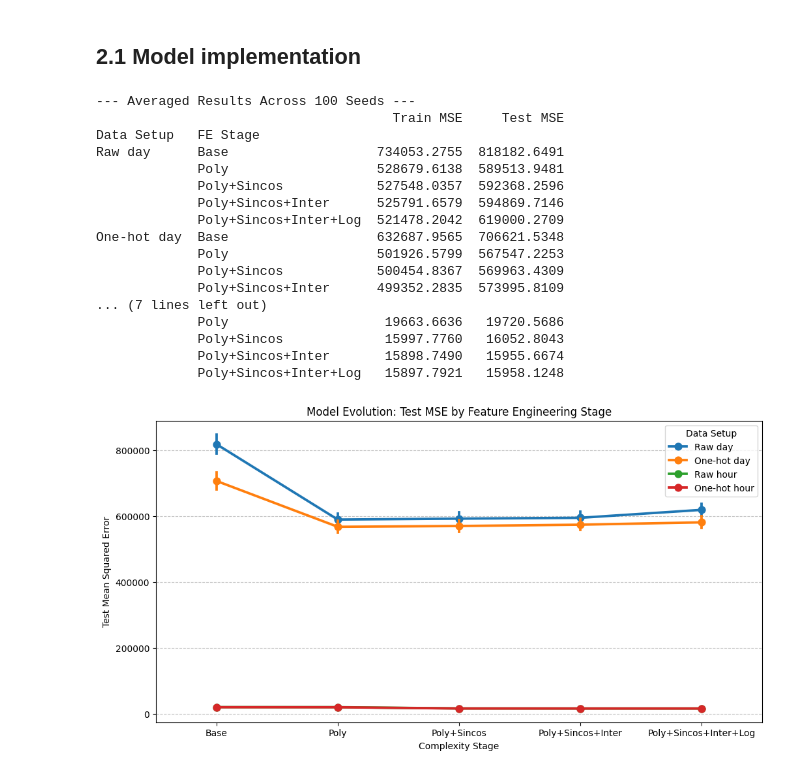
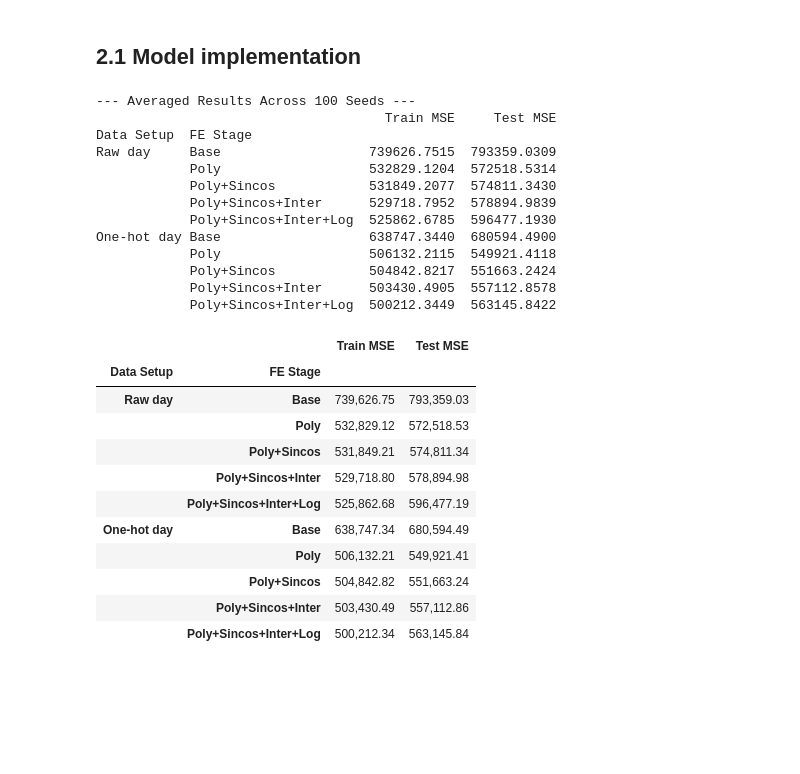
Before and after one commit to Daesere/551Assignments, a Jupyter notebook: 551A1.ipynb, the cells around one changed output. Drawn from its saved outputs; the diff is of its cells as text; code cells hidden in the pictures; blank space fills up the shorter version.

Commit message:
removed hour data and added summary table

```diff
--- a/551A1.ipynb
+++ b/551A1.ipynb
@@ -287,8 +278,6 @@ def compare(count):
     for s in seeds:
         all_results.extend(test(day_df_raw, "Raw day", seed=s))
         all_results.extend(test(day_df_processed, "One-hot day", seed=s))
-        all_results.extend(test(hour_df_raw, "Raw hour", seed=s))
-        all_results.extend(test(hour_df_processed, "One-hot hour", seed=s))
     summary = pd.DataFrame(all_results)
 
     pivot_summary = summary.groupby(['Data Setup', 'FE Stage'], sort=False)[['Train MSE', 'Test MSE']].mean()
@@ -296,42 +285,60 @@ def compare(count):
     print(f"\n--- Averaged Results Across {count} Seeds ---")
     print(pivot_summary)
 
-    return summary
+    return pivot_summary
 summary = compare(100)
 # %% [output]
 --- Averaged Results Across 100 Seeds ---
-                                      Train MSE     Test MSE
-Data Setup   FE Stage
-Raw day      Base                   734053.2755  818182.6491
-             Poly                   528679.6138  589513.9481
-             Poly+Sincos            527548.0357  592368.2596
-             Poly+Sincos+Inter      525791.6579  594869.7146
-             Poly+Sincos+Inter+Log  521478.2042  619000.2709
-One-hot day  Base                   632687.9565  706621.5348
-             Poly                   501926.5799  567547.2253
-             Poly+Sincos            500454.8367  569963.4309
-             Poly+Sincos+Inter      499352.2835  573995.8109
-... (7 lines left out)
-             Poly                    19663.6636   19720.5686
-             Poly+Sincos             15997.7760   16052.8043
-             Poly+Sincos+Inter       15898.7490   15955.6674
-             Poly+Sincos+Inter+Log   15897.7921   15958.1248
+                                     Train MSE     Test MSE
+Data Setup  FE Stage
+Raw day     Base                   739626.7515  793359.0309
+            Poly                   532829.1204  572518.5314
+            Poly+Sincos            531849.2077  574811.3430
+            Poly+Sincos+Inter      529718.7952  578894.9839
+            Poly+Sincos+Inter+Log  525862.6785  596477.1930
+One-hot day Base                   638747.3440  680594.4900
+            Poly                   506132.2115  549921.4118
+            Poly+Sincos            504842.8217  551663.2424
+            Poly+Sincos+Inter      503430.4905  557112.8578
+            Poly+Sincos+Inter+Log  500212.3449  563145.8422
 # %%
 import seaborn as sns
 import matplotlib.pyplot as plt
 
 def plot_results(summary_df):
     plt.figure(figsize=(12, 6))
 
     # Lineplot to show the trend across FE stages
     sns.pointplot(data=summary_df, x='FE Stage', y='Test MSE', hue='Data Setup', markers="o", linestyles="-")
 
     plt.title('Model Evolution: Test MSE by Feature Engineering Stage')
     plt.ylabel('Test Mean Squared Error')
     plt.xlabel('Complexity Stage')
     plt.grid(axis='y', linestyle='--', alpha=0.7)
     plt.show()
+    return summary
 
-plot_results(summary)
+styled_summary = summary.style.format({
+    "Train MSE": "{:,.2f}",
+    "Test MSE": "{:,.2f}",
+    "Gap (%)": "{:.2f}",
+    "Condition Number": "{:,.2f}"
+}).set_table_styles([
+    {'selector': 'th', 'props': [('text-align', 'left'), ('background-color', '#f7f7f7')]},
+    {'selector': 'td', 'props': [('text-align', 'right')]}
+])
+
+styled_summary
 # %% [output]
-[figure, removed]
+|  |  | Train MSE | Test MSE |
+| Data Setup | FE Stage |  |  |
+| Raw day | Base | 739,626.75 | 793,359.03 |
+|  | Poly | 532,829.12 | 572,518.53 |
+|  | Poly+Sincos | 531,849.21 | 574,811.34 |
+|  | Poly+Sincos+Inter | 529,718.80 | 578,894.98 |
+|  | Poly+Sincos+Inter+Log | 525,862.68 | 596,477.19 |
+| One-hot day | Base | 638,747.34 | 680,594.49 |
+|  | Poly | 506,132.21 | 549,921.41 |
+|  | Poly+Sincos | 504,842.82 | 551,663.24 |
+|  | Poly+Sincos+Inter | 503,430.49 | 557,112.86 |
+|  | Poly+Sincos+Inter+Log | 500,212.34 | 563,145.84 |
```
Also changed, not shown: parts of 5 cells of this notebook.
